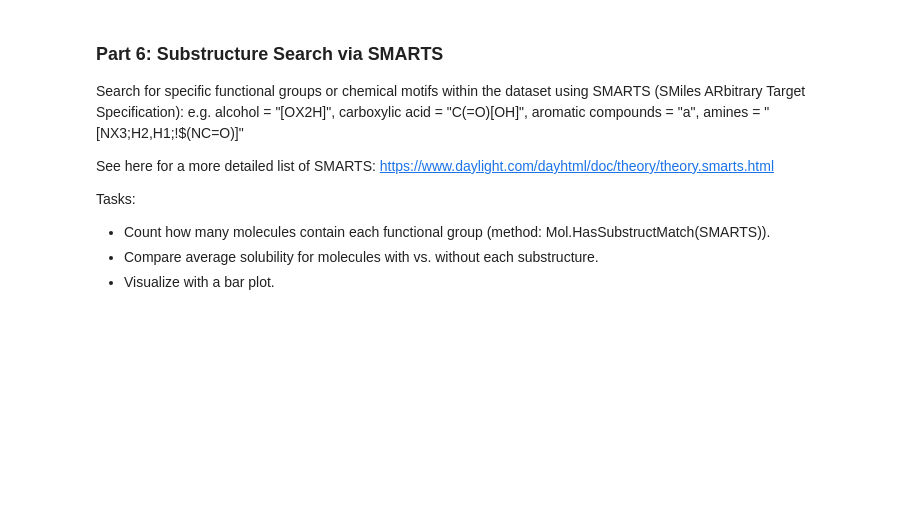
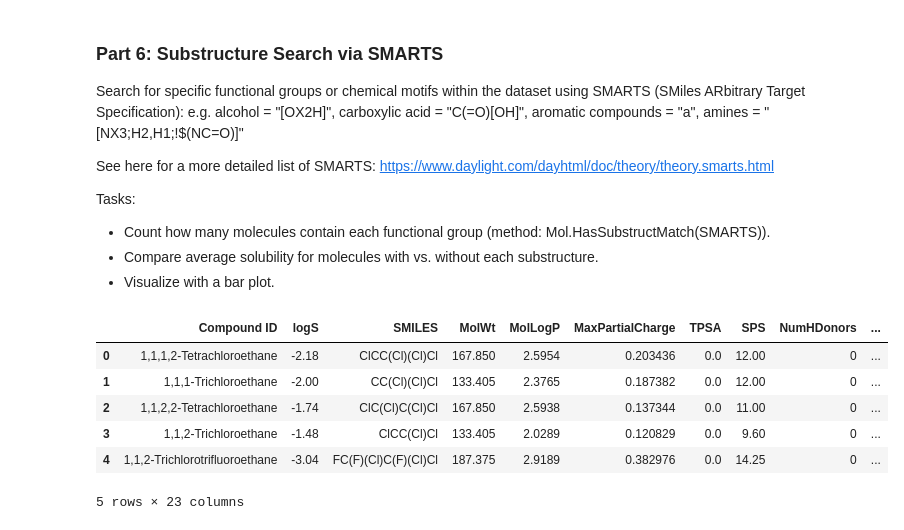
Before and after one commit to mircodill/DSA103, a Jupyter notebook: LifeScienceData/lecture13/RDKIt_Workshop.ipynb, the cells around one changed output. Saved outputs shown, nothing was run; the diff lists cells and outputs as text; code cells hidden in the pictures; blank space fills up the shorter version.

```diff
--- a/LifeScienceData/lecture13/RDKIt_Workshop.ipynb
+++ b/LifeScienceData/lecture13/RDKIt_Workshop.ipynb
@@ -298,8 +313,32 @@ Tasks:
 # %%
 from rdkit import Chem
 
 patterns = {
     "Hydroxyl": Chem.MolFromSmarts("[OX2H]"),
+    "Amino": Chem.MolFromSmarts("[NX3;H2,H1;!$(NC=O)]"),
+    "Carboxylic acid": Chem.MolFromSmarts("C(=O)[OH]"),
+    "Aromatic": Chem.MolFromSmarts("a"),
 }
+
+# find out if substructures are present:
+def has_substructure(smiles, pattern):
+    mol = Chem.MolFromSmiles(smiles)
+    return mol.HasSubstructMatch(pattern)
+
+# generate columns for each pattern with boolean values if substructure is present
+for name, pattern in patterns.items():
+    df[name] = df["SMILES"].apply(lambda s: has_substructure(s, pattern))
+
+# again would be possible to do all in one line of code:
+
+df.head()
+# %% [output]
+|  | Compound ID | logS | SMILES | MolWt | MolLogP | MaxPartialCharge | TPSA | SPS | NumHDonors | ... |
+| 0 | 1,1,1,2-Tetrachloroethane | -2.18 | ClCC(Cl)(Cl)Cl | 167.850 | 2.5954 | 0.203436 | 0.0 | 12.00 | 0 | ... |
+| 1 | 1,1,1-Trichloroethane | -2.00 | CC(Cl)(Cl)Cl | 133.405 | 2.3765 | 0.187382 | 0.0 | 12.00 | 0 | ... |
+| 2 | 1,1,2,2-Tetrachloroethane | -1.74 | ClC(Cl)C(Cl)Cl | 167.850 | 2.5938 | 0.137344 | 0.0 | 11.00 | 0 | ... |
+| 3 | 1,1,2-Trichloroethane | -1.48 | ClCC(Cl)Cl | 133.405 | 2.0289 | 0.120829 | 0.0 | 9.60 | 0 | ... |
+| 4 | 1,1,2-Trichlorotrifluoroethane | -3.04 | FC(F)(Cl)C(F)(Cl)Cl | 187.375 | 2.9189 | 0.382976 | 0.0 | 14.25 | 0 | ... |
+5 rows × 23 columns
 # %%
 df[list(patterns.keys())].sum()
```
Also changed, not shown: parts of 14 cells of this notebook.
